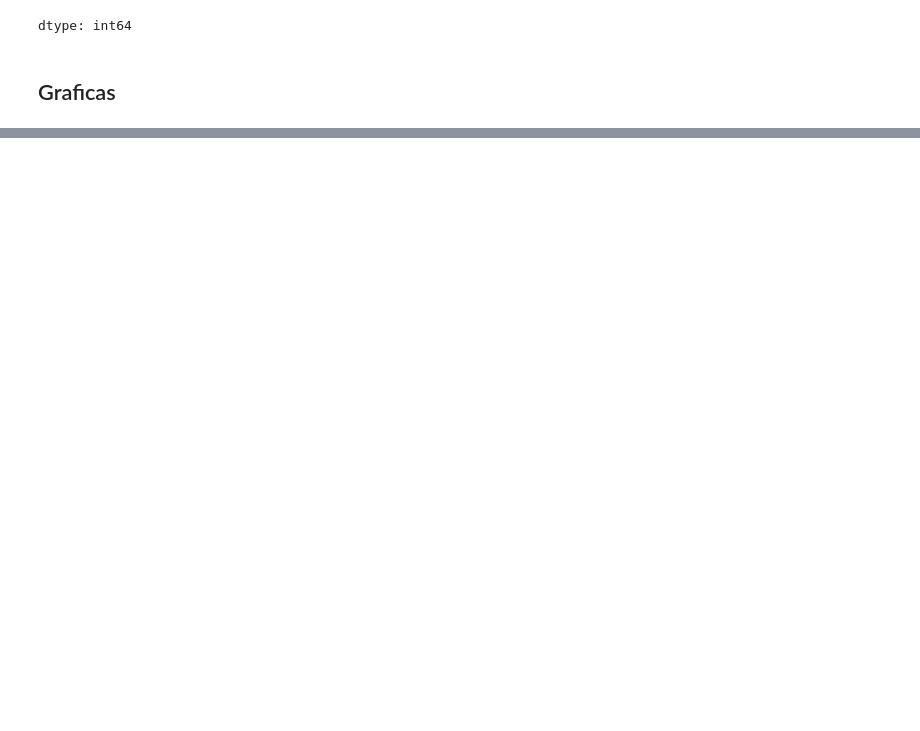
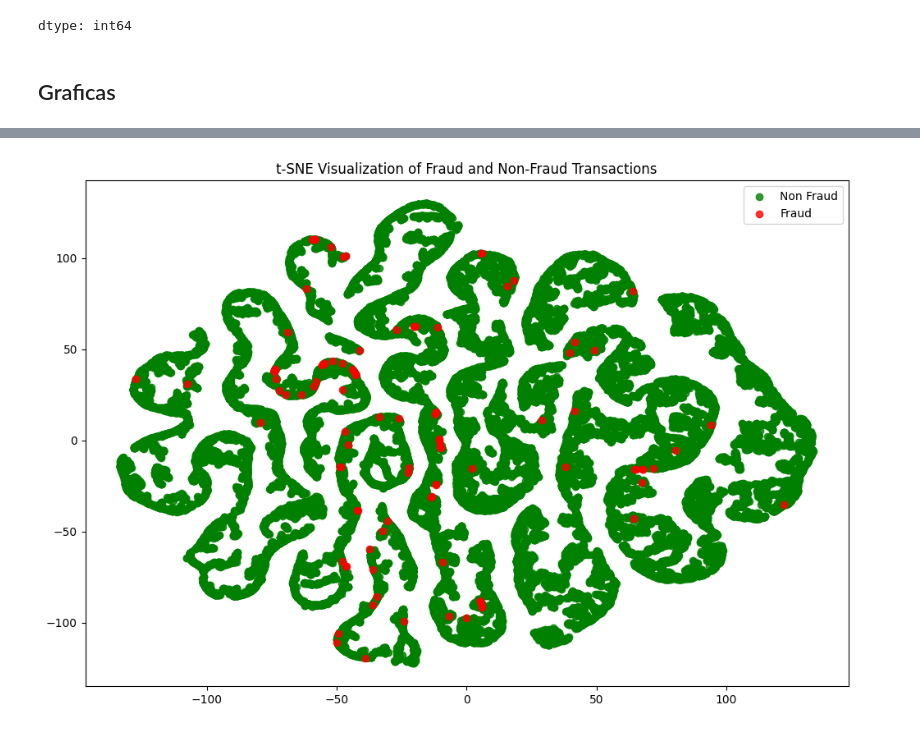
Before and after one commit to ochamodev/data_science_at_work_project_final, a Jupyter notebook: DS_Research_Final.ipynb, the cells around one changed output, grey strips where cells are left out. Saved outputs shown, nothing was run; the diff lists cells and outputs as text; code cells hidden in the pictures; blank space fills up the shorter version.

```diff
--- a/DS_Research_Final.ipynb
+++ b/DS_Research_Final.ipynb
@@ -160,0 +192,23 @@ plt.show()
+# %%
+df_no_nans = df.dropna().copy()
+# %%
+# t-Distributed Stochastic Neighbor Embedding to reduce dataset dimensions and produce points with max information
+def tsne_plot(x1, y1):
+    tsne = TSNE(n_components=2, random_state=0)
+    X_t = tsne.fit_transform(x1)
+
+    plt.figure(figsize=(12, 8))
+    plt.scatter(X_t[np.where(y1 == 0), 0], X_t[np.where(y1 == 0), 1], marker='o', color='g', linewidth=1, alpha=0.8, label='Non Fraud')
+    plt.scatter(X_t[np.where(y1 == 1), 0], X_t[np.where(y1 == 1), 1], marker='o', color='r', linewidth=1, alpha=0.8, label='Fraud')
+
+    plt.legend(loc='best')
+    plt.title("t-SNE Visualization of Fraud and Non-Fraud Transactions")
+    plt.show()
+
+# features (X) and target (Y)
+X = df_no_nans.drop('Class', axis=1)
+Y = df_no_nans['Class']
+
+tsne_plot(X, Y)
+# %% [output]
+[figure, added]
```
Also changed, not shown: parts of 17 cells of this notebook.
